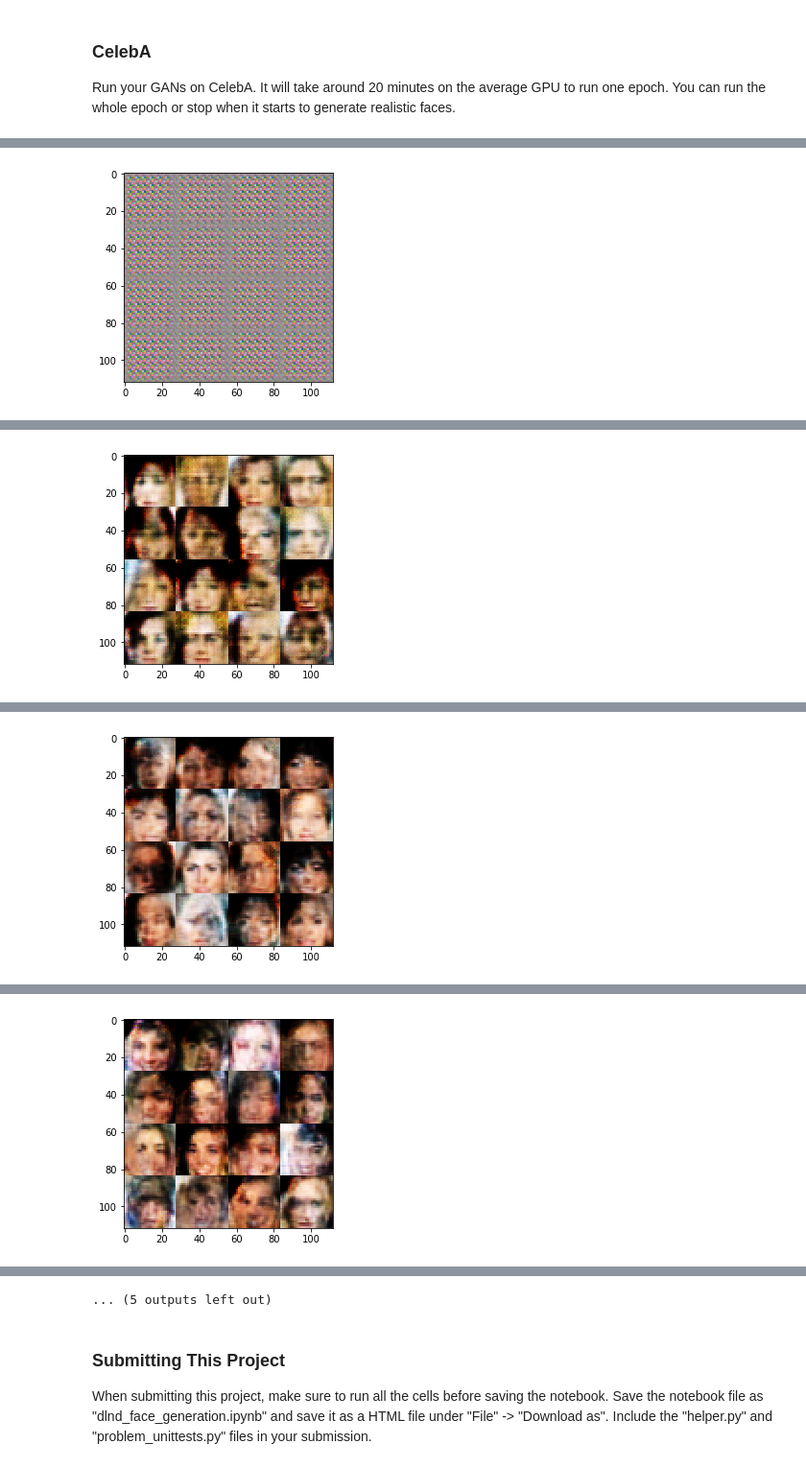
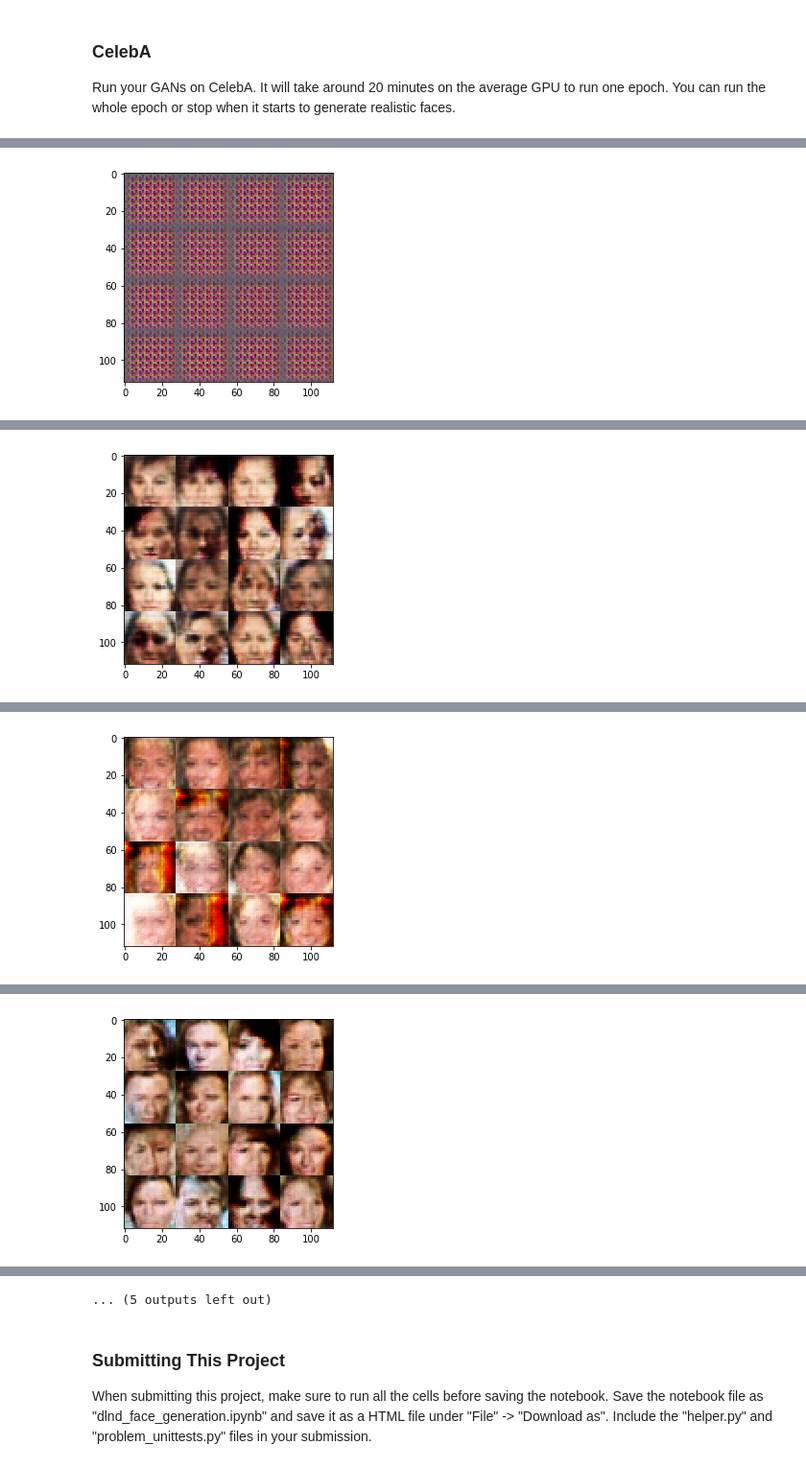
Before and after one commit to achakrao/gan, a Jupyter notebook: dlnd_face_generation.ipynb, the cells around one changed output, grey strips where cells are left out. Shown at 96% size. Drawn from its saved outputs; the diff is of its cells as text; code cells hidden in the pictures.

Commit message:
Added more layers to both discriminator and generators.

```diff
--- a/dlnd_face_generation.ipynb
+++ b/dlnd_face_generation.ipynb
@@ -142,19 +142,26 @@ def discriminator(images, reuse=False):
     """
     # TODO: Implement Function
     with tf.variable_scope("discriminator", reuse=reuse):
-        #28x28x1
-        l1 = tf.layers.conv2d(images, 128, 6, strides=2, padding="same",
+        #28x28x64
+        l1 = tf.layers.conv2d(images, 64, 6, strides=2, padding="same",
                              activation=None)
         lrelu = tf.maximum(a1 * l1, l1)
-        l1 = tf.layers.dropout(lrelu, 0.5)
+        l1 = tf.layers.dropout(lrelu, 0.2)
 
-        l1 = tf.layers.conv2d(l1, 256, 6, strides=2, padding="same",
+        #14x14x128
+        l2 = tf.layers.conv2d(l1, 128, 6, strides=2, padding="same",
                              activation=None)
-        lrelu = tf.maximum(a1 * l1, l1)
-        l1 = tf.layers.dropout(l1, 0.5)
+        lrelu = tf.maximum(a1 * l2, l2)
+        l2 = tf.layers.dropout(lrelu, 0.5)
 
-        #7x7x128
-        f1 = tf.reshape(lrelu, (-1, 7 * 7 * 512))
+        #7x7x256
+        l3 = tf.layers.conv2d(l2, 256, 6, strides=1, padding="same",
+                             activation=None)
+        lrelu = tf.maximum(a1 * l3, l3)
+        l3 = tf.layers.dropout(lrelu, 0.5)
+
+        #7x7x512
+        f1 = tf.reshape(l3, (-1, 7 * 7 * 512))
         logits = tf.layers.dense(f1, 1, activation=None)
         out = tf.maximum(a1 * logits, logits)
         out = tf.layers.dropout(out, 0.5)
@@ -193,7 +200,18 @@ def generator(z, out_channel_dim, is_train=True):
         l1 = tf.layers.batch_normalization(l1, training=is_train)
         l1 = tf.maximum(a1 * l1, l1)
 
-        logits = tf.layers.conv2d_transpose(l1, out_channel_dim, 6, strides=2, padding="same",
+        #28x28x256
+        l2 = tf.layers.conv2d_transpose(l1, 256, 6, strides=2, padding="same",activation=None)
+        l2 = tf.layers.batch_normalization(l2, training=is_train)
+        l2 = tf.maximum(a1 * l2, l2)
+
+        #28x28x128
+        l3 = tf.layers.conv2d_transpose(l2, 128, 6, strides=1, padding="same",activation=None)
+        l3 = tf.layers.batch_normalization(l3, training=is_train)
+        l3 = tf.maximum(a1 * l3, l3)
+
+        #28x28xout_channel_dim
+        logits = tf.layers.conv2d_transpose(l3, out_channel_dim, 6, strides=1, padding="same",
                                             activation=None)
         output = tf.tanh(logits)
 
@@ -425,7 +443,7 @@ End of epoch 2
 Run your GANs on CelebA.  It will take around 20 minutes on the average GPU to run one epoch.  You can run the whole epoch or stop when it starts to generate realistic faces.
 # %%
 batch_size,learning_rate,beta1,a1,smooth = get_hyper_params()
-z_dim = 128
+z_dim = 120
 tf.reset_default_graph()
 """
 DON'T MODIFY ANYTHING IN THIS CELL THAT IS BELOW THIS LINE
@@ -441 +459 @@ Epoch 1/1 Step 0 ... Discriminator Loss: 1.6855... Generator Loss: 0.3774
-[figure, old version]
+[figure, new version]
@@ -443 +461 @@ Epoch 1/1 Step 1024 ... Discriminator Loss: 0.5130... Generator Loss: 1.1845
-[figure, old version]
+[figure, new version]
@@ -445 +463 @@ Epoch 1/1 Step 2048 ... Discriminator Loss: 0.6865... Generator Loss: 1.3794
-[figure, old version]
+[figure, new version]
@@ -447 +465 @@ Epoch 1/1 Step 3072 ... Discriminator Loss: 0.6017... Generator Loss: 1.0302
-[figure, old version]
+[figure, new version]
```
Also changed, not shown: parts of 1 cell of this notebook, 1 other file.
